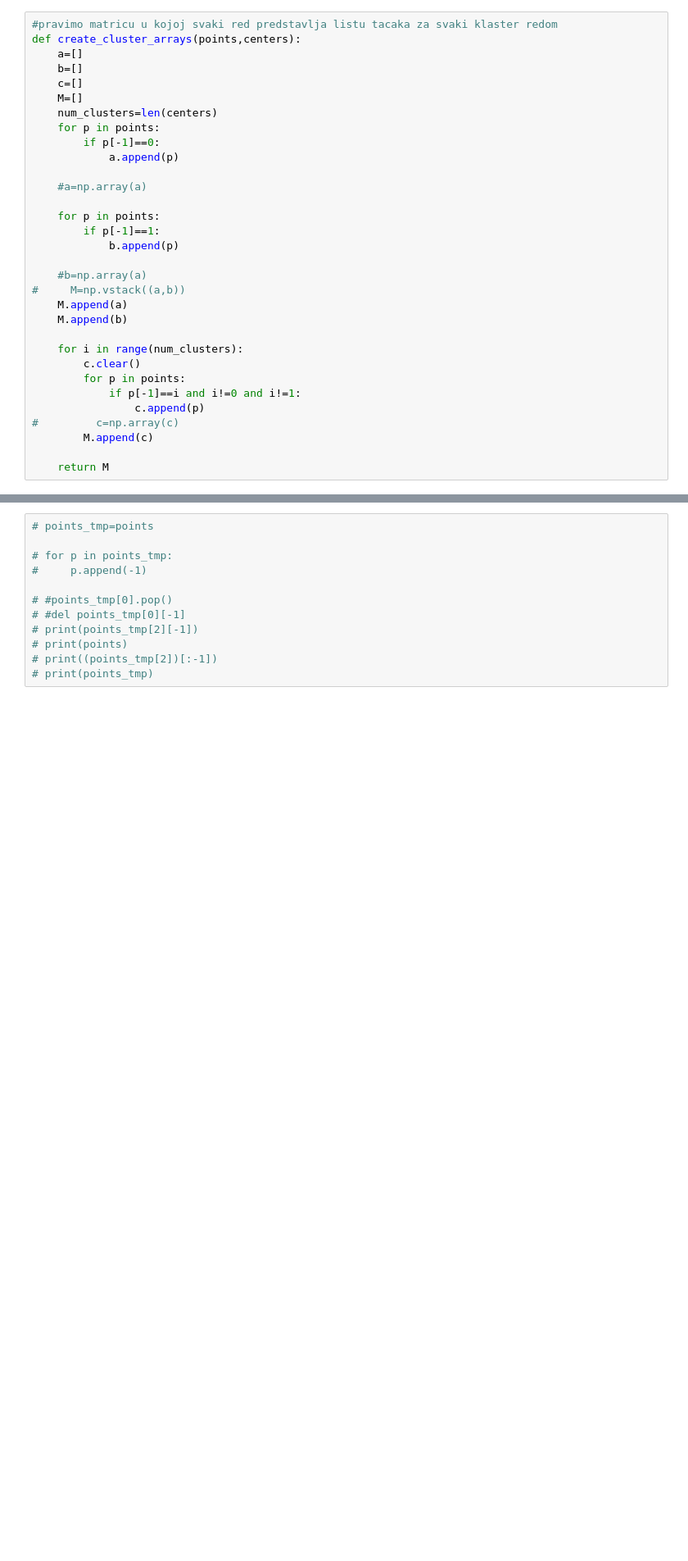
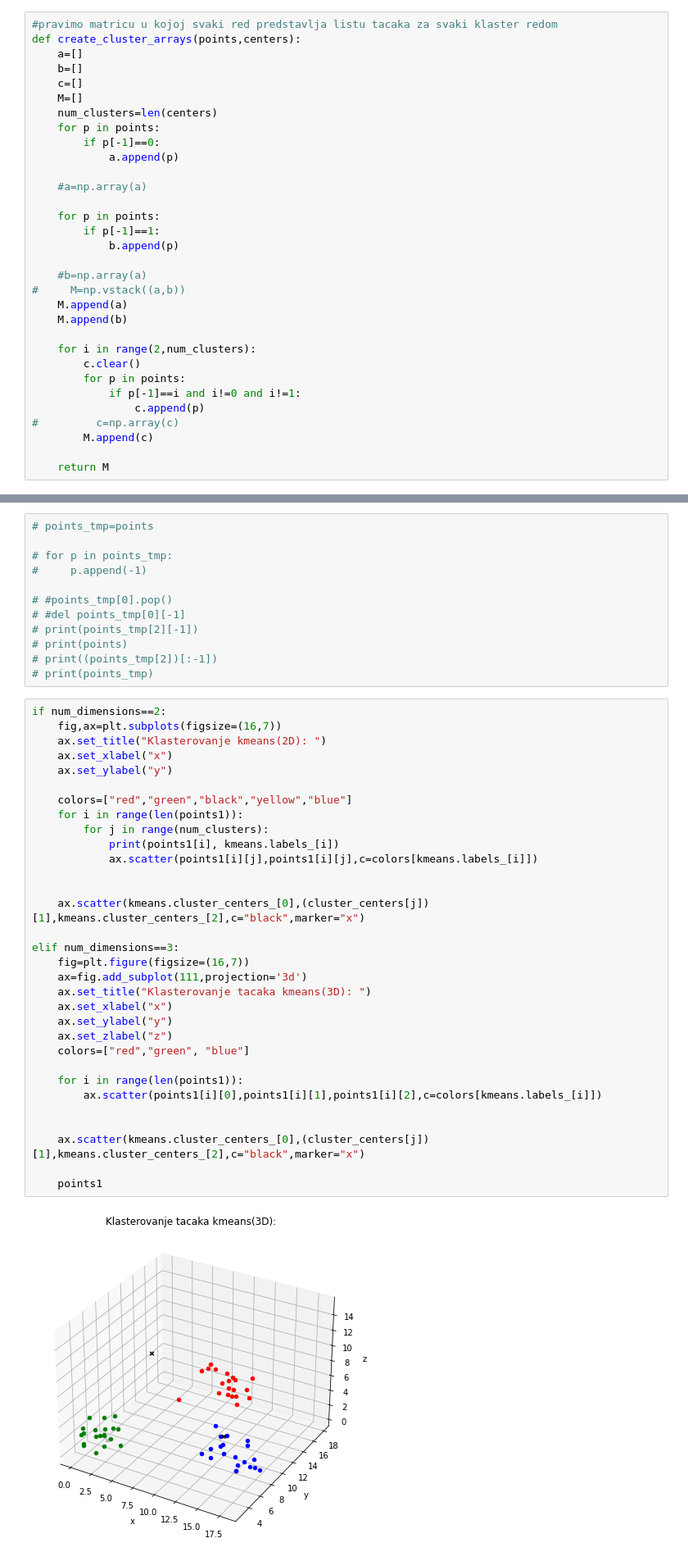
Before and after one commit to erminskrijelj/RI_projekat, a Jupyter notebook: riprojekat.ipynb, the cells around one changed output, grey strips where cells are left out. Shown: that part at 82% size. Drawn from its saved outputs; the diff is of its cells as text; blank space fills up the shorter version.

```diff
--- a/riprojekat.ipynb
+++ b/riprojekat.ipynb
@@ -303,7 +376,7 @@ def create_cluster_arrays(points,centers):
     M.append(a)
     M.append(b)
 
-    for i in range(num_clusters):
+    for i in range(2,num_clusters):
         c.clear()
         for p in points:
             if p[-1]==i and i!=0 and i!=1:
@@ -383,3 +543,37 @@ elif num_dimensions==3:
 # print(points)
 # print((points_tmp[2])[:-1])
 # print(points_tmp)
+# %%
+if num_dimensions==2:
+    fig,ax=plt.subplots(figsize=(16,7))
+    ax.set_title("Klasterovanje kmeans(2D): ")
+    ax.set_xlabel("x")
+    ax.set_ylabel("y")
+
+    colors=["red","green","black","yellow","blue"]
+    for i in range(len(points1)):
+        for j in range(num_clusters):
+            print(points1[i], kmeans.labels_[i])
+            ax.scatter(points1[i][j],points1[i][j],c=colors[kmeans.labels_[i]])
+
+
+    ax.scatter(kmeans.cluster_centers_[0],(cluster_centers[j])[1],kmeans.cluster_centers_[2],c="black",marker="x")
+
+elif num_dimensions==3:
+    fig=plt.figure(figsize=(16,7))
+    ax=fig.add_subplot(111,projection='3d')
+    ax.set_title("Klasterovanje tacaka kmeans(3D): ")
+    ax.set_xlabel("x")
+    ax.set_ylabel("y")
+    ax.set_zlabel("z")
+    colors=["red","green", "blue"]
+
+    for i in range(len(points1)):
+        ax.scatter(points1[i][0],points1[i][1],points1[i][2],c=colors[kmeans.labels_[i]])
+
+
+    ax.scatter(kmeans.cluster_centers_[0],(cluster_centers[j])[1],kmeans.cluster_centers_[2],c="black",marker="x")
+
+    points1
+# %% [output]
+[figure, added]
```
Also changed, not shown: parts of 26 cells of this notebook.
